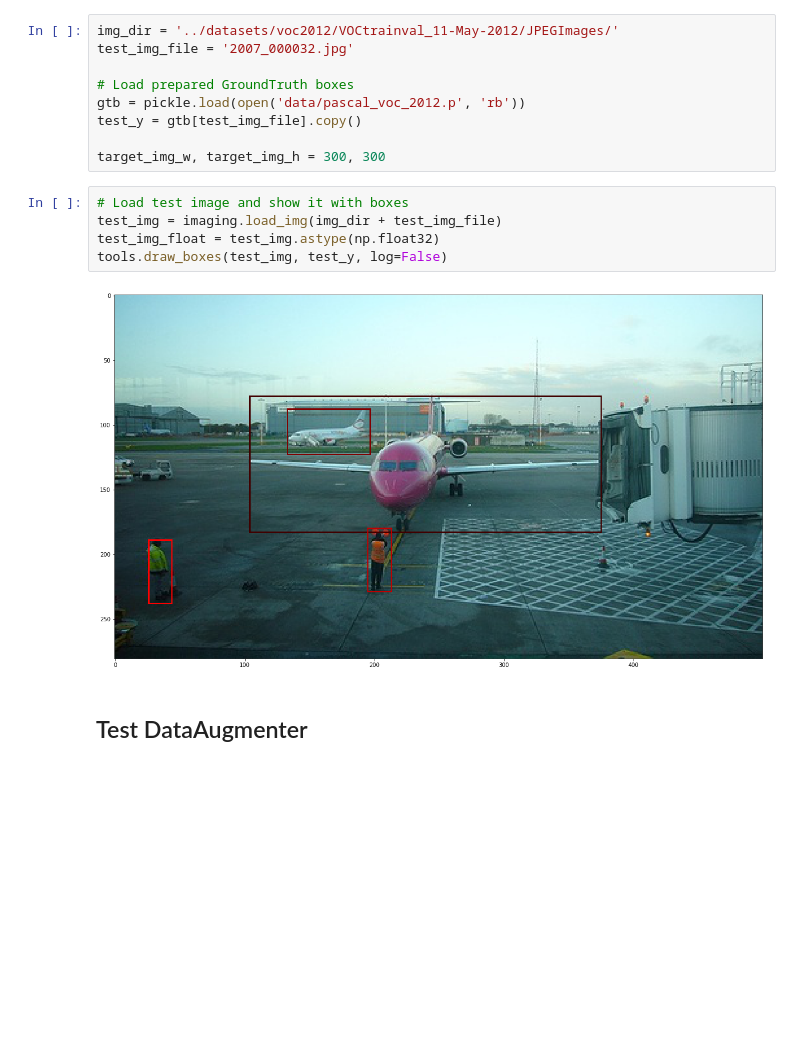
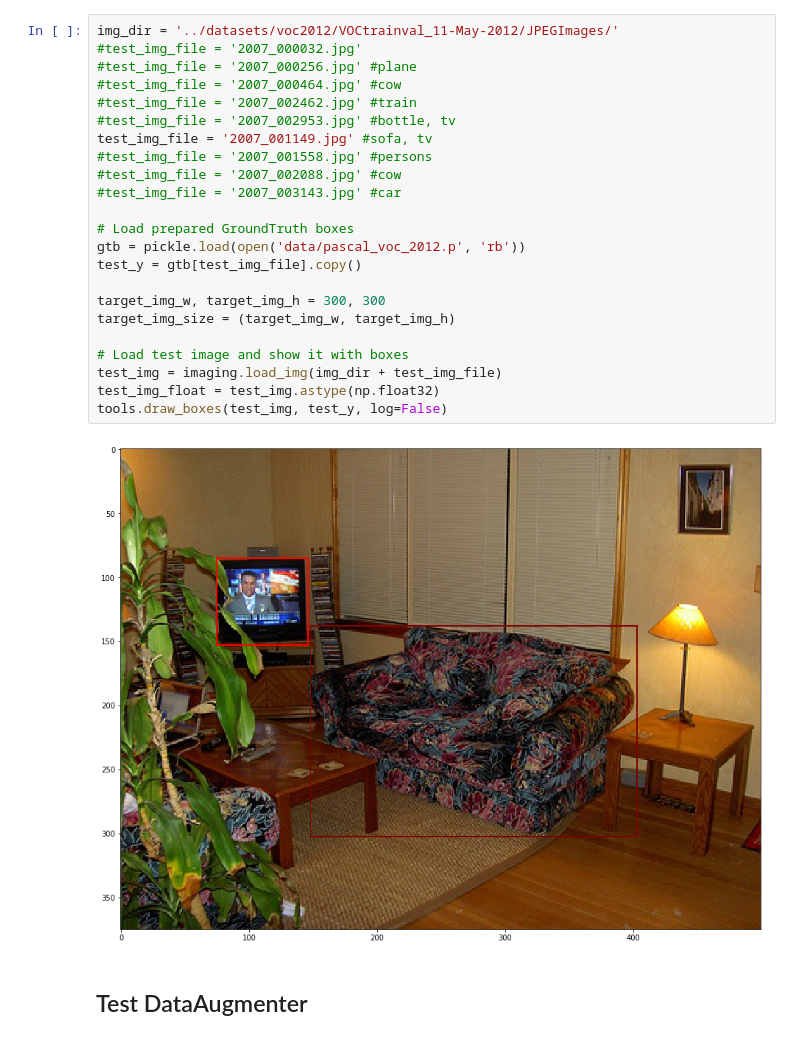
Before and after one commit to amemetov/ssd, a Jupyter notebook: DataAugmentation.ipynb, the cells around one changed output. Cells and saved outputs as stored; diff of their text form; blank space fills up the shorter version.

```diff
--- a/DataAugmentation.ipynb
+++ b/DataAugmentation.ipynb
@@ -17,20 +18,29 @@ from bbox_codec import BBoxCodec
 %autoreload 2
 # %%
 img_dir = '../datasets/voc2012/VOCtrainval_11-May-2012/JPEGImages/'
-test_img_file = '2007_000032.jpg'
+#test_img_file = '2007_000032.jpg'
+#test_img_file = '2007_000256.jpg' #plane
+#test_img_file = '2007_000464.jpg' #cow
+#test_img_file = '2007_002462.jpg' #train
+#test_img_file = '2007_002953.jpg' #bottle, tv
+test_img_file = '2007_001149.jpg' #sofa, tv
+#test_img_file = '2007_001558.jpg' #persons
+#test_img_file = '2007_002088.jpg' #cow
+#test_img_file = '2007_003143.jpg' #car
 
 # Load prepared GroundTruth boxes
 gtb = pickle.load(open('data/pascal_voc_2012.p', 'rb'))
 test_y = gtb[test_img_file].copy()
 
 target_img_w, target_img_h = 300, 300
+target_img_size = (target_img_w, target_img_h)
+
+# Load test image and show it with boxes
+test_img = imaging.load_img(img_dir + test_img_file)
+test_img_float = test_img.astype(np.float32)
+tools.draw_boxes(test_img, test_y, log=False)
+# %% [output]
+[figure, added]
-# %%
-# Load test image and show it with boxes
-test_img = imaging.load_img(img_dir + test_img_file)
-test_img_float = test_img.astype(np.float32)
-tools.draw_boxes(test_img, test_y, log=False)
-# %% [output]
-[figure, removed]
 # %% [markdown]
 ## Test DataAugmenter
 # %%
```
Also changed, not shown: parts of 6 cells of this notebook.
